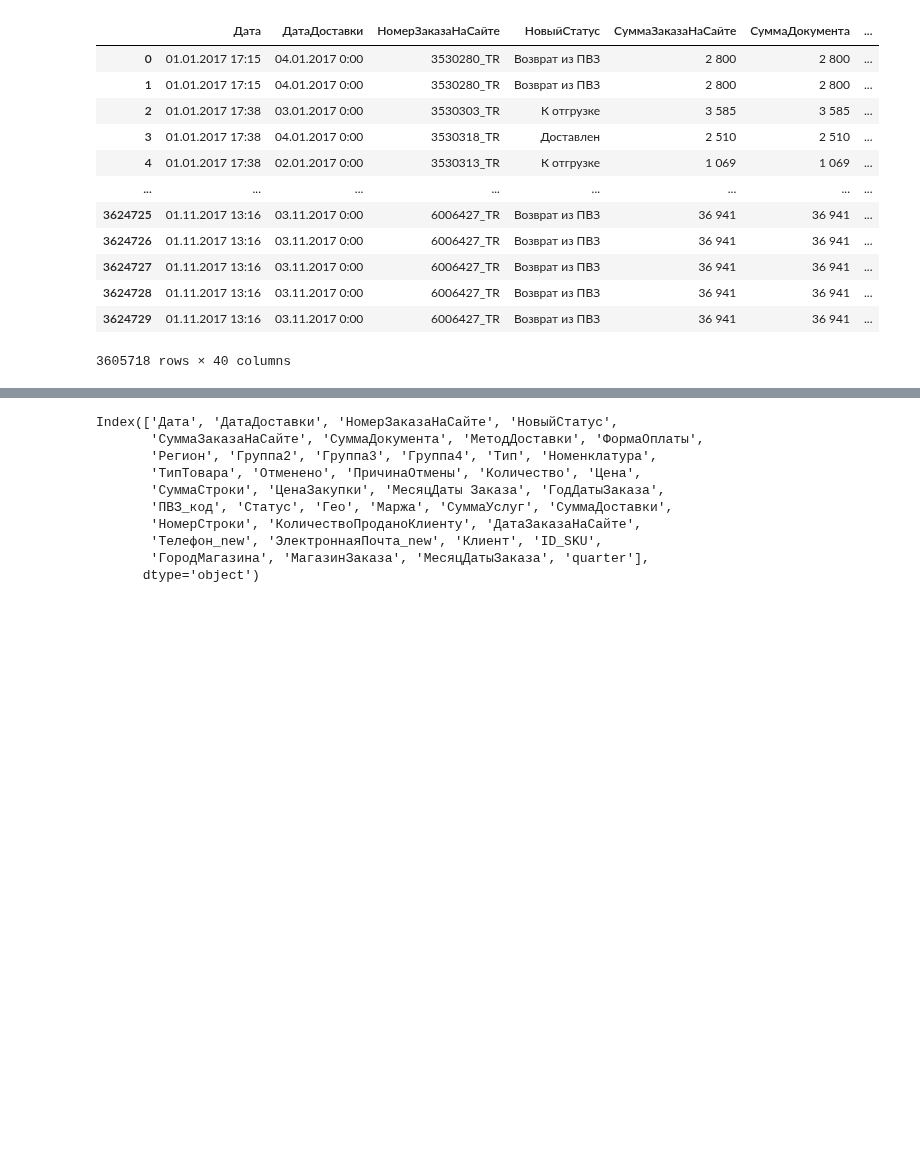
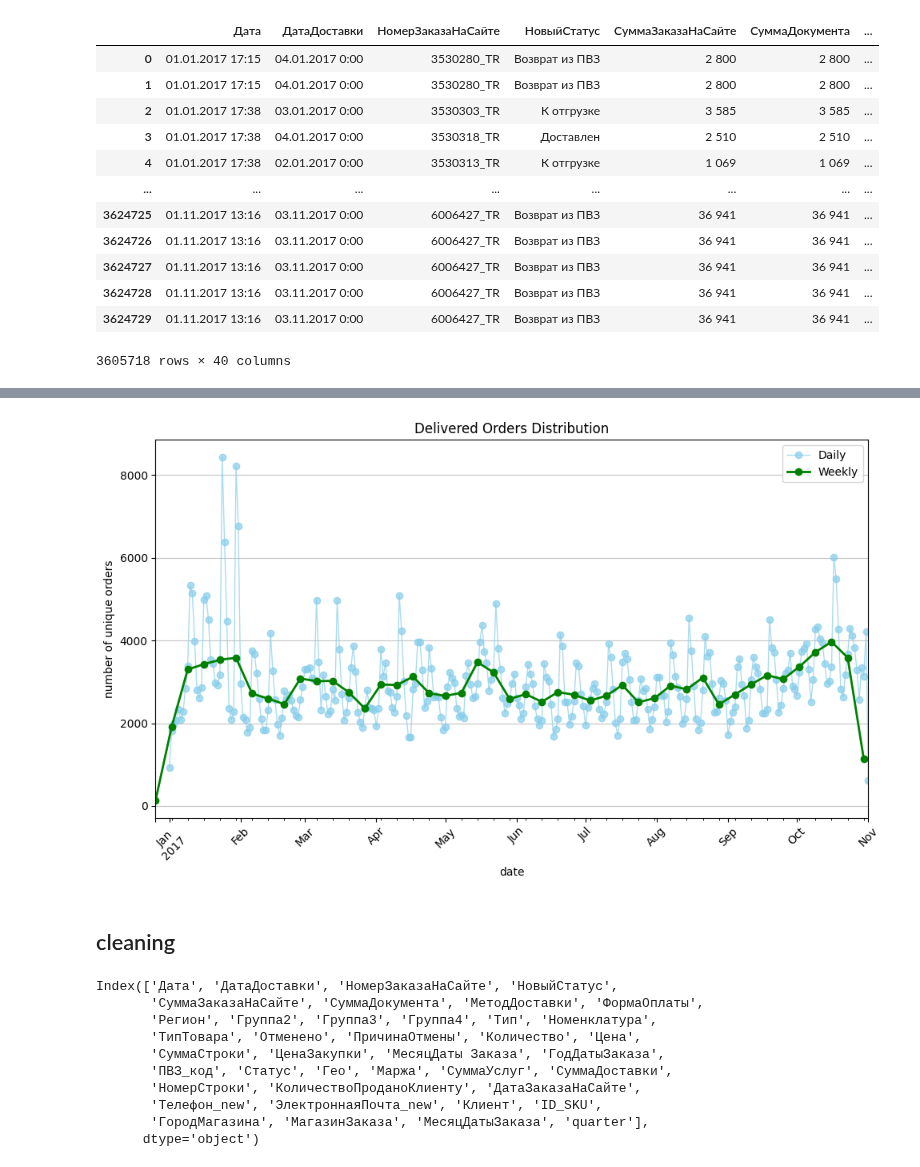
Before and after one commit to Mi11ena/Analysis-of-Purchasing-Activity-Cycles-and-Building-a-Customer-Retention-Strategy, a Jupyter notebook: 1. Preprocessing.ipynb, the cells around one changed output, grey strips where cells are left out. Drawn from its saved outputs; the diff is of its cells as text; code cells hidden in the pictures; blank space fills up the shorter version.

```diff
--- a/1. Preprocessing.ipynb
+++ b/1. Preprocessing.ipynb
@@ -70,3 +140,24 @@ final_data
+# %%
+delivered_orders_count_by_date = final_data.groupby('ДатаЗаказаНаСайте')['НомерЗаказаНаСайте'].nunique()
+delivered_orders_mean_by_week = final_data.resample('W', on='ДатаЗаказаНаСайте')['НомерЗаказаНаСайте'].nunique() / 7
+
+plt.figure(figsize=(10, 6))
+
+delivered_orders_count_by_date.plot(kind='line', marker='o', color='skyblue', linewidth=1, alpha=0.7, label='Daily')
+delivered_orders_mean_by_week.plot(kind='line', marker='o', color='green', linewidth=2, label='Weekly')
+
+plt.title('Delivered Orders Distribution')
+plt.xlabel('date')
+plt.ylabel('number of unique orders')
+plt.legend()
+plt.grid(axis='y', alpha=0.75)
+plt.xticks(rotation=45)
+plt.tight_layout()
+plt.show()
+# %% [output]
+[figure, added]
+# %% [markdown]
+## cleaning
 # %%
 final_data.columns
 # %% [output]
```
Also changed, not shown: parts of 14 cells of this notebook, 2 other files.
